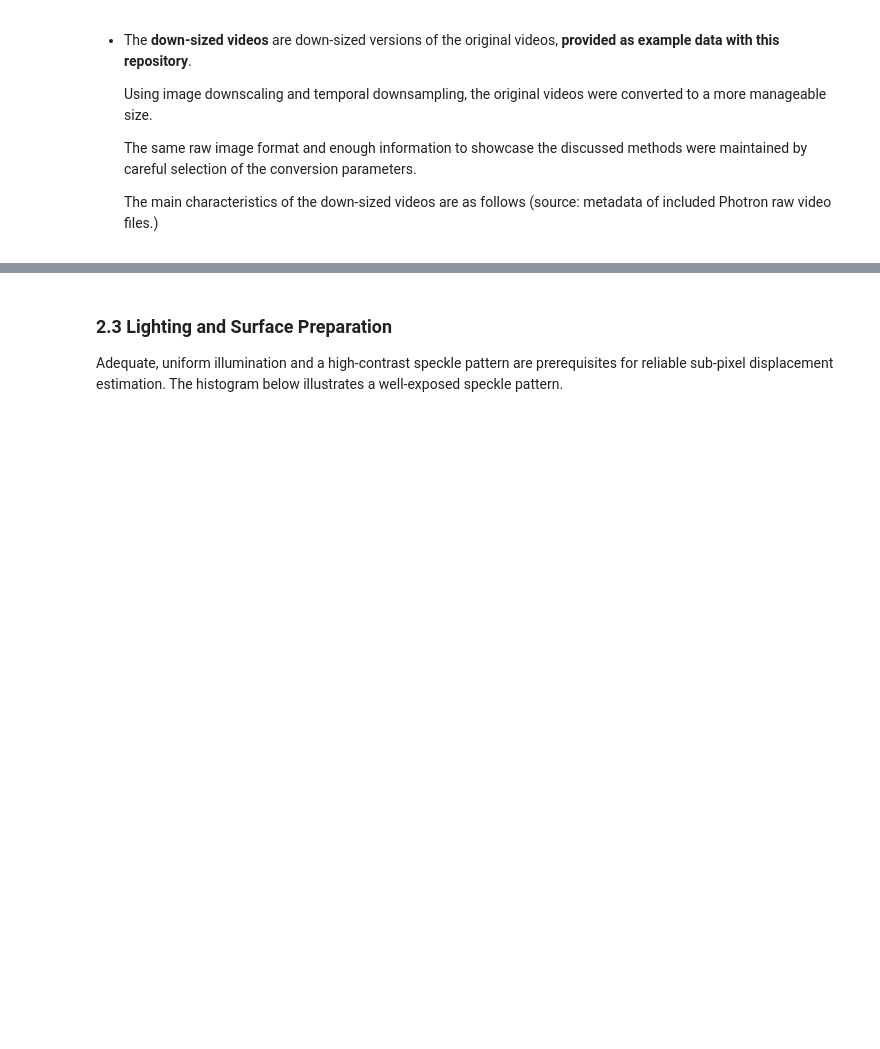
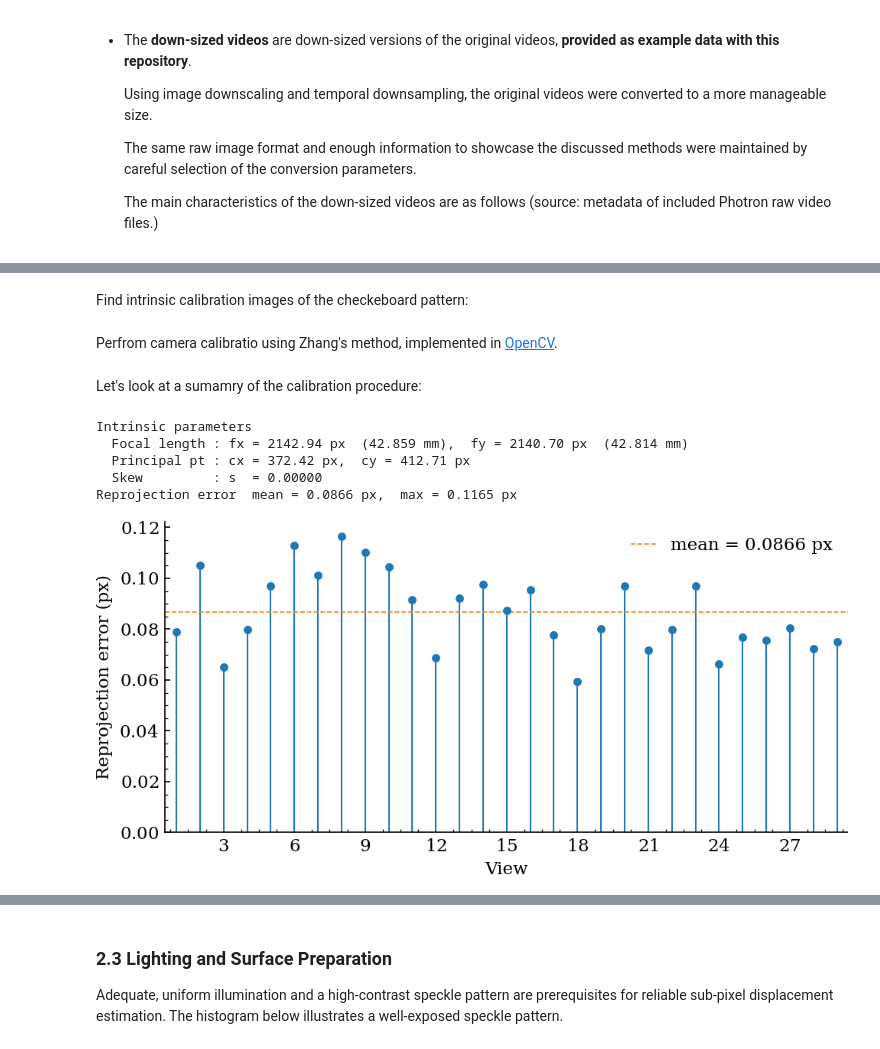
Before and after one commit to ladisk/mssp-image-tutorial, a Jupyter notebook: image_based_dynamics_tutorial.ipynb, the cells around one changed output, grey strips where cells are left out. Cells and saved outputs as stored; diff of their text form; code cells hidden in the pictures; blank space fills up the shorter version.

Commit message:
Add intrinsic calibration examples

```diff
--- a/image_based_dynamics_tutorial.ipynb
+++ b/image_based_dynamics_tutorial.ipynb
@@ -106,0 +106,24 @@ reprojection error.
+# %% [markdown]
+Find intrinsic calibration images of the checkeboard pattern:
+# %%
+calibration_images_zhang = glob.glob(os.path.join('.', 'data', 'calibration', '*.jpg'))
+# %% [markdown]
+Perfrom camera calibratio using Zhang's method, implemented in [OpenCV](https://docs.opencv.org/3.4/dc/dbb/tutorial_py_calibration.html).
+# %%
+K, calibration_parameters = calibration.calibrate_camera(
+    calibration_images_zhang,   # list of file paths to calibration images
+    pattern_size=(6, 4),        # number of inner corners per chessboard row and column
+    block_size=20               # size of each square in the chessboard pattern (in mm)
+    )
+# %% [markdown]
+Let's look at a sumamry of the calibration procedure:
+# %%
+reprojection_error_figure = calibration.print_calibration_summary(K, calibration_parameters,
+                                sensor_width_mm=20.48, sensor_width_px=1024) # Photron sensor dimentions, to convert focal length from pixels to mm
+# %% [output]
+Intrinsic parameters
+  Focal length : fx = 2142.94 px  (42.859 mm),  fy = 2140.70 px  (42.814 mm)
+  Principal pt : cx = 372.42 px,  cy = 412.71 px
+  Skew         : s  = 0.00000
+Reprojection error  mean = 0.0866 px,  max = 0.1165 px
+[figure, added]
```
Also changed, not shown: parts of 26 cells of this notebook, 35 other files.
